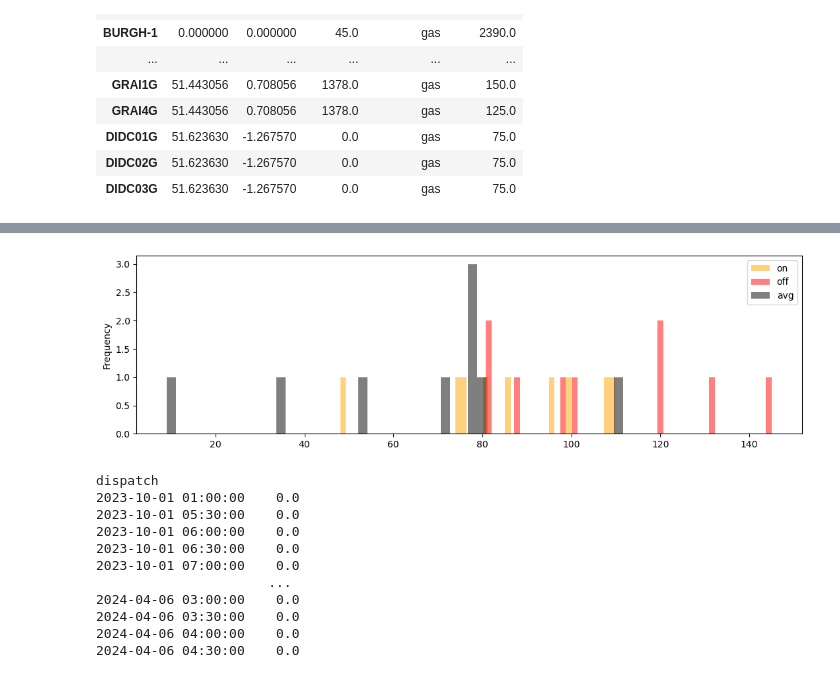
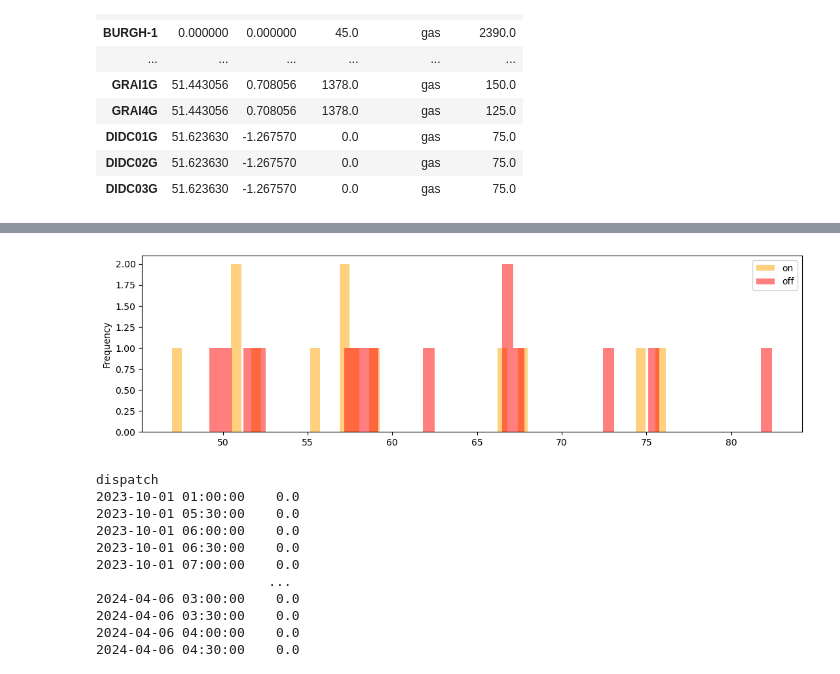
Before and after one commit to LukasFrankenQ/LMP, a Jupyter notebook: notebooks/get_generator_marginals.ipynb, the cells around one changed output, grey strips where cells are left out. Cells and saved outputs as stored; diff of their text form; code cells hidden in the pictures.

```diff
--- a/notebooks/get_generator_marginals.ipynb
+++ b/notebooks/get_generator_marginals.ipynb
@@ -71,7 +71,7 @@ def bmu_analyis(dispatch, prices):
     plt.show()
 
 
-unit = "STAY-2"
+unit = "DRAXX-2"
 
 bmu_analyis(bmus[unit], prices)
 # %% [output]
@@ -204,7 +336,7 @@ def get_bmu_price_distribution(dispatch, prices, visval=False, **kwargs):
 fig, axs = plt.subplots(2, 1, figsize=(13, 7))
 
 # full_index = pd.date_range(prices.index[0], prices.index[-1], freq='30T')
-full_index = pd.date_range('2023-10-02', '2023-11-01', freq='30T')
+full_index = pd.date_range('2024-02-09', '2024-02-25', freq='30T')
 
 prices.loc[full_index].plot(ax=axs[0])
 p = bmus.loc[full_index, unit]
@@ -243,6 +375,9 @@ for ax in axs:
     ax.legend()
     ax.set_title(unit)
 
+axs[0].set_ylabel("System Wholesale Price [£/MWh]")
+axs[1].set_ylabel("BMU Dispatch [MW]")
+
 # ax.set_xlim(full_index[0], full_index[1400])
 plt.tight_layout()
 plt.show()
@@ -328,14 +472,14 @@ Name: generation, Length: 117, dtype: float64
 # %%
 fig, ax = plt.subplots(1, 1, figsize=(13, 3.5))
 
 prices.loc[switchons].plot.hist(ax=ax, bins=50, alpha=0.5, color='orange', label='on')
 prices.loc[switchoffs].plot.hist(ax=ax, bins=50, alpha=0.5, color='r', label='off')
-pd.Series(avg_prices).plot.hist(ax=ax, bins=50, alpha=0.5, color='k', label='avg')
+# pd.Series(avg_prices).plot.hist(ax=ax, bins=50, alpha=0.5, color='k', label='avg')
 
 ax.legend()
 plt.show()
 # %% [output]
-[figure, old version]
+[figure, new version]
 # %%
 results = {}
 # for unit in ["DRAXX-1", "STAY-2", "MRWD-1", "HUMR-1", "DIDCB5", "SPLN-1", "KEAD-2", "PEHE-1", "LAGA-1", "PEMB-51", "GRAI-7"]:
```
Also changed, not shown: parts of 22 cells of this notebook, 1 other file.
